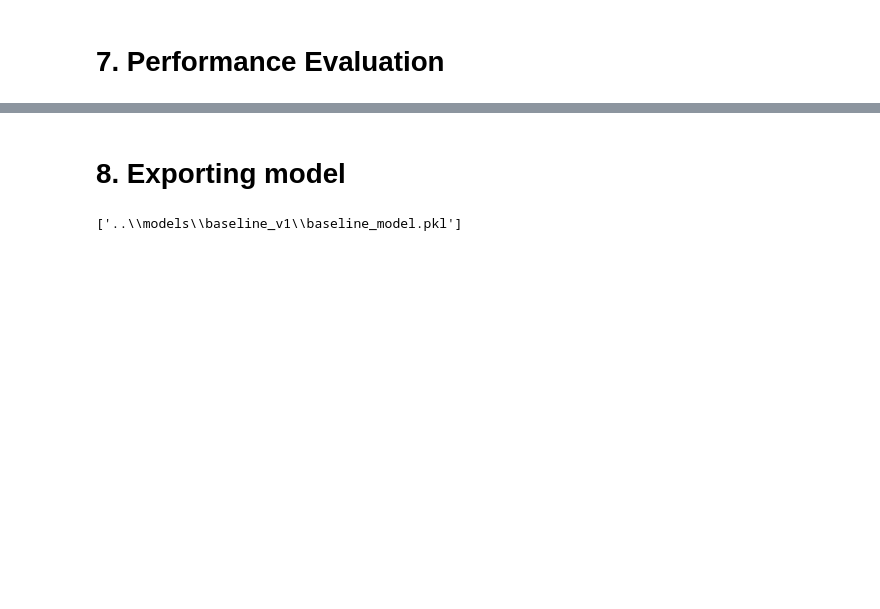
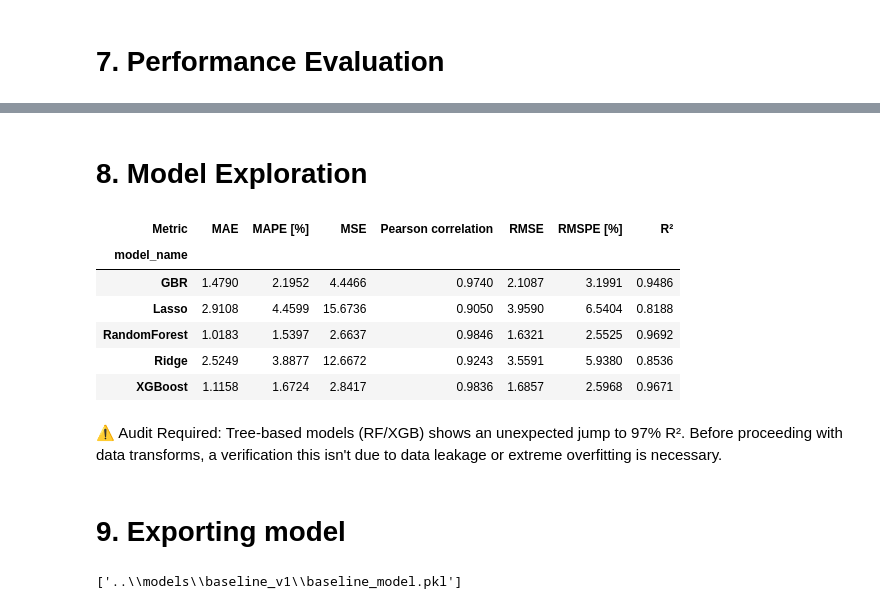
Before and after one commit to MermonGData/longevity-prediction, a Jupyter notebook: notebooks/02_modelling.ipynb, the cells around one changed output, grey strips where cells are left out. Drawn from its saved outputs; the diff is of its cells as text; code cells hidden in the pictures; blank space fills up the shorter version.

Commit message:
feat: evaluate multi-model benchmarks and update roadmap

```diff
--- a/notebooks/02_modelling.ipynb
+++ b/notebooks/02_modelling.ipynb
@@ -92,0 +95,2 @@ display(test_metrics)
+# %% [markdown]
+# 8. Model Exploration
@@ -93,5 +115,20 @@ display(test_metrics)
+# %%
+comparison_df = pd.concat(comparison_results, ignore_index=True)
+leaderboard = comparison_df_long.pivot(index='model_name', columns='Metric', values='Value')
+# %%
+display(leaderboard)
+# %% [output]
+| Metric | MAE | MAPE [%] | MSE | Pearson correlation | RMSE | RMSPE [%] | R² |
+| model_name |  |  |  |  |  |  |  |
+| GBR | 1.4790 | 2.1952 | 4.4466 | 0.9740 | 2.1087 | 3.1991 | 0.9486 |
+| Lasso | 2.9108 | 4.4599 | 15.6736 | 0.9050 | 3.9590 | 6.5404 | 0.8188 |
+| RandomForest | 1.0183 | 1.5397 | 2.6637 | 0.9846 | 1.6321 | 2.5525 | 0.9692 |
+| Ridge | 2.5249 | 3.8877 | 12.6672 | 0.9243 | 3.5591 | 5.9380 | 0.8536 |
+| XGBoost | 1.1158 | 1.6724 | 2.8417 | 0.9836 | 1.6857 | 2.5968 | 0.9671 |
+# %% [markdown]
+⚠️ Audit Required: Tree-based models (RF/XGB) shows an unexpected jump to 97% R². Before proceeding with data transforms, a verification this isn't due to data leakage or extreme overfitting is necessary.
 # %% [markdown]
-# 8. Exporting model
+# 9. Exporting model
 # %%
 baseline_path = Path("../models/baseline_v1")
 # %%
```
Also changed, not shown: parts of 9 cells of this notebook, 3 other files.
